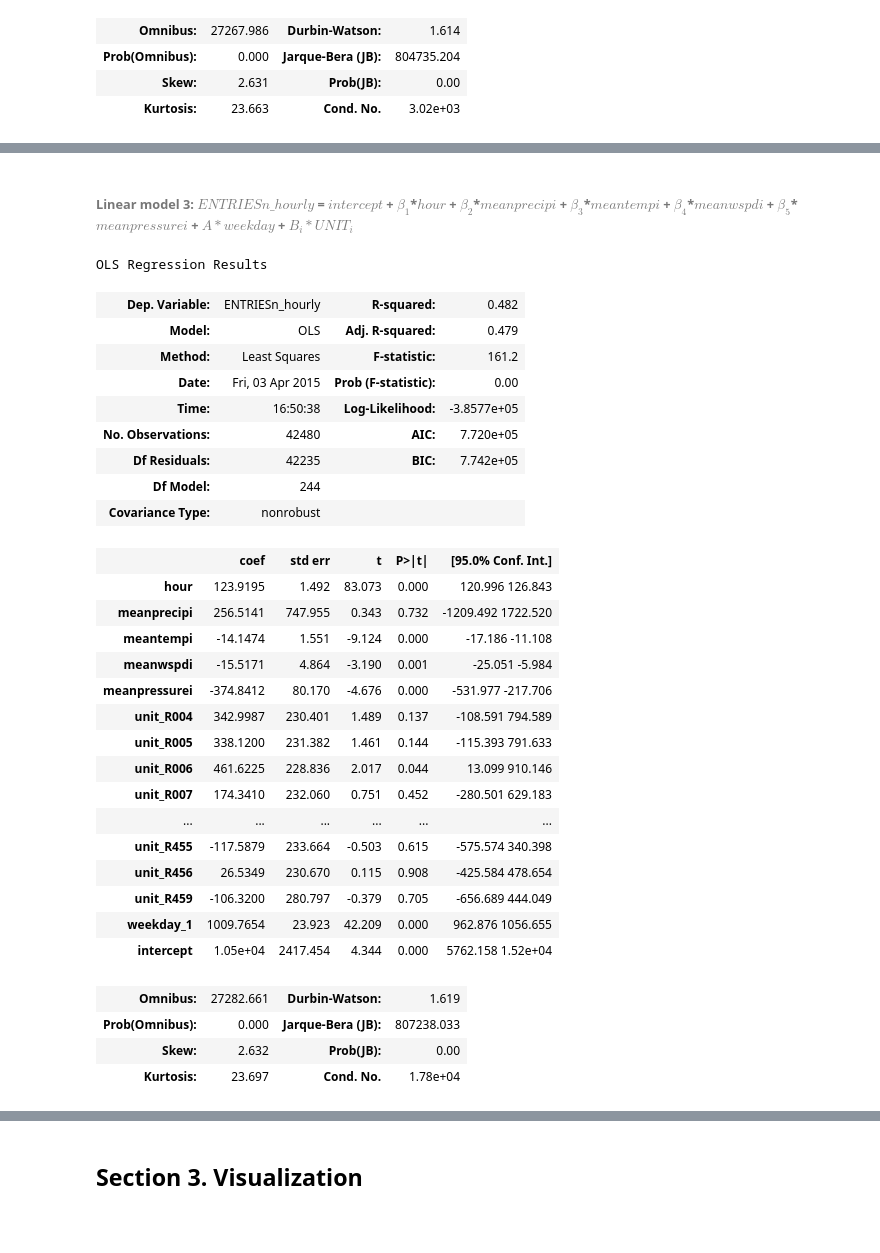
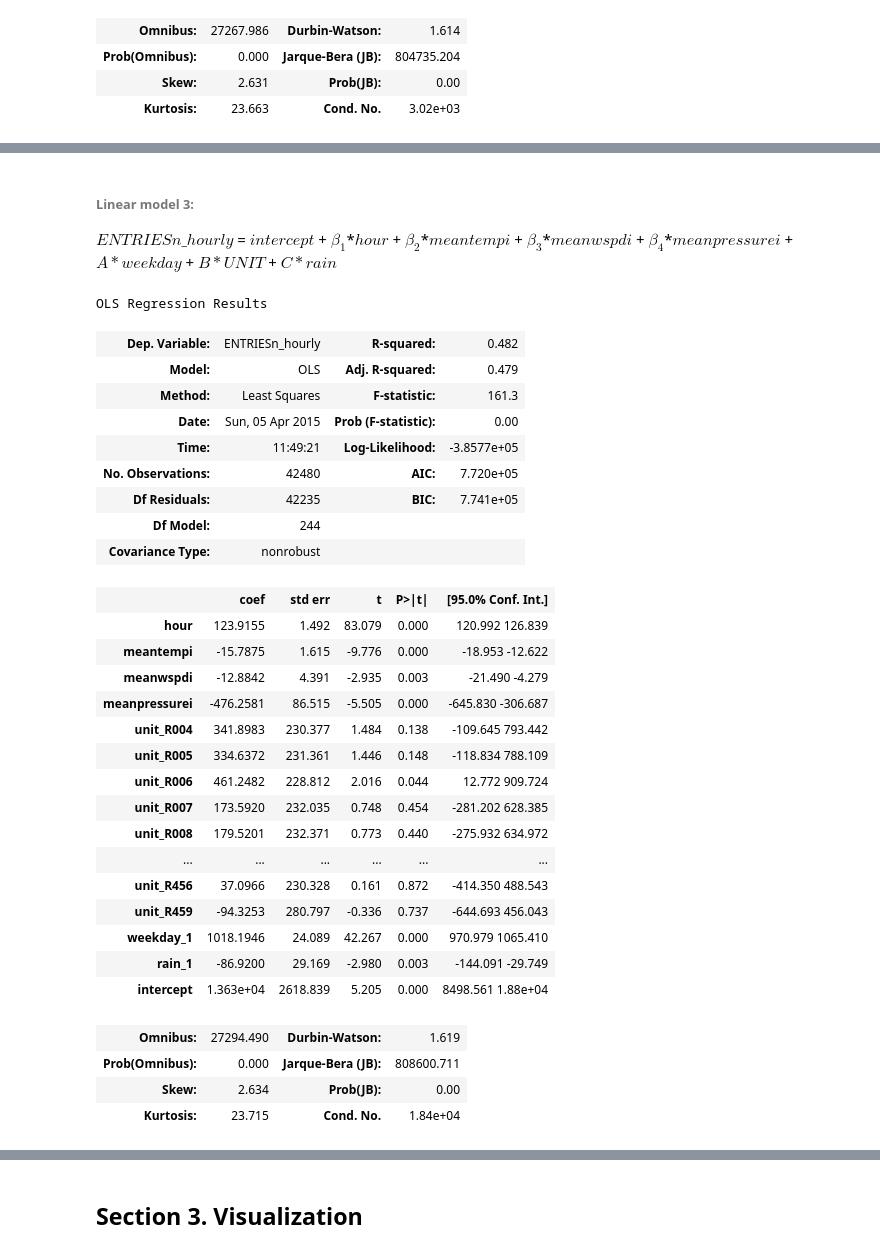
Before and after one commit to manthehunted/NYC-Subway-Analysis, a Jupyter notebook: NYC-Subway-Analysis_v2.ipynb, the cells around one changed output, grey strips where cells are left out. Cells and saved outputs as stored; diff of their text form; code cells hidden in the pictures; blank space fills up the shorter version.

```diff
--- a/NYC-Subway-Analysis_v2.ipynb
+++ b/NYC-Subway-Analysis_v2.ipynb
@@ -404,62 +393,63 @@ information upon the model 2, and the results are shown below.
 # %% [markdown]
 <a id='model3'></a>
-###### Linear model 3: $ENTRIESn\_hourly$ = $intercept$ + $\beta_1$\*$hour$ + $\beta_2$\*$meanprecipi$ + $\beta_3$\*$meantempi$ + $\beta_4$\*$meanwspdi$ + $\beta_5$\*$meanpressurei$ + $A*weekday$  +  $B_i*UNIT _i$
+###### Linear model 3:
+$ENTRIESn\_hourly$ = $intercept$ + $\beta_1$\*$hour$ +  $\beta_2$\*$meantempi$ + $\beta_3$\*$meanwspdi$ + $\beta_4$\*$meanpressurei$ + $A*weekday$  +  $B*UNIT $  + $C*rain$
 # %%
 #outcome
 y = data['ENTRIESn_hourly']
 
 #features selection
-features = data[['hour','meanprecipi','meantempi','meanwspdi','meanpressurei']]
+features = data[['hour','meantempi','meanwspdi','meanpressurei']]
 # features, m, s = normalize_features(features)
 
 #Categorical features selection
 dummy_units1 = pd.get_dummies(data['UNIT'], prefix='unit')
 features = pd.concat([features,dummy_units1],axis = 1)
 dummy_units2 = pd.get_dummies(data['weekday'], prefix='weekday')
 features = features.join(dummy_units2)
-# dummy_units3 = pd.get_dummies(data['rain'], prefix='rain')
-# features = features.join(dummy_units3)
+dummy_units3 = pd.get_dummies(data['rain'], prefix='rain')
+features = features.join(dummy_units3)
 
 #set baseline as unit_R003 and weekday = 0 & prevent collinearity
 del features['unit_R003']
 del features['weekday_0']
-# del features['rain_0']
+del features['rain_0']
 m = len(y)
 features['intercept'] = np.ones(m) # Add a column of constant (y intercept)
 
 #model fit
 model = sm.OLS(y, features).fit()
 
 model.summary()
 # %% [output]
 OLS Regression Results
 | Dep. Variable: | ENTRIESn_hourly | R-squared: | 0.482 |
 | Model: | OLS | Adj. R-squared: | 0.479 |
-| Method: | Least Squares | F-statistic: | 161.2 |
-| Date: | Fri, 03 Apr 2015 | Prob (F-statistic): | 0.00 |
-| Time: | 16:50:38 | Log-Likelihood: | -3.8577e+05 |
+| Method: | Least Squares | F-statistic: | 161.3 |
+| Date: | Sun, 05 Apr 2015 | Prob (F-statistic): | 0.00 |
+| Time: | 11:49:21 | Log-Likelihood: | -3.8577e+05 |
 | No. Observations: | 42480 | AIC: | 7.720e+05 |
-| Df Residuals: | 42235 | BIC: | 7.742e+05 |
+| Df Residuals: | 42235 | BIC: | 7.741e+05 |
 | Df Model: | 244 |  |  |
 | Covariance Type: | nonrobust |  |  |
 |  | coef | std err | t | P>|t| | [95.0% Conf. Int.] |
-| hour | 123.9195 | 1.492 | 83.073 | 0.000 | 120.996 126.843 |
-| meanprecipi | 256.5141 | 747.955 | 0.343 | 0.732 | -1209.492 1722.520 |
-| meantempi | -14.1474 | 1.551 | -9.124 | 0.000 | -17.186 -11.108 |
-| meanwspdi | -15.5171 | 4.864 | -3.190 | 0.001 | -25.051 -5.984 |
-| meanpressurei | -374.8412 | 80.170 | -4.676 | 0.000 | -531.977 -217.706 |
-| unit_R004 | 342.9987 | 230.401 | 1.489 | 0.137 | -108.591 794.589 |
-| unit_R005 | 338.1200 | 231.382 | 1.461 | 0.144 | -115.393 791.633 |
-| unit_R006 | 461.6225 | 228.836 | 2.017 | 0.044 | 13.099 910.146 |
-| unit_R007 | 174.3410 | 232.060 | 0.751 | 0.452 | -280.501 629.183 |
+| hour | 123.9155 | 1.492 | 83.079 | 0.000 | 120.992 126.839 |
+| meantempi | -15.7875 | 1.615 | -9.776 | 0.000 | -18.953 -12.622 |
+| meanwspdi | -12.8842 | 4.391 | -2.935 | 0.003 | -21.490 -4.279 |
+| meanpressurei | -476.2581 | 86.515 | -5.505 | 0.000 | -645.830 -306.687 |
+| unit_R004 | 341.8983 | 230.377 | 1.484 | 0.138 | -109.645 793.442 |
+| unit_R005 | 334.6372 | 231.361 | 1.446 | 0.148 | -118.834 788.109 |
+| unit_R006 | 461.2482 | 228.812 | 2.016 | 0.044 | 12.772 909.724 |
+| unit_R007 | 173.5920 | 232.035 | 0.748 | 0.454 | -281.202 628.385 |
+| unit_R008 | 179.5201 | 232.371 | 0.773 | 0.440 | -275.932 634.972 |
 | ... | ... | ... | ... | ... | ... |
-| unit_R455 | -117.5879 | 233.664 | -0.503 | 0.615 | -575.574 340.398 |
-| unit_R456 | 26.5349 | 230.670 | 0.115 | 0.908 | -425.584 478.654 |
-| unit_R459 | -106.3200 | 280.797 | -0.379 | 0.705 | -656.689 444.049 |
-| weekday_1 | 1009.7654 | 23.923 | 42.209 | 0.000 | 962.876 1056.655 |
-| intercept | 1.05e+04 | 2417.454 | 4.344 | 0.000 | 5762.158 1.52e+04 |
+| unit_R456 | 37.0966 | 230.328 | 0.161 | 0.872 | -414.350 488.543 |
+| unit_R459 | -94.3253 | 280.797 | -0.336 | 0.737 | -644.693 456.043 |
+| weekday_1 | 1018.1946 | 24.089 | 42.267 | 0.000 | 970.979 1065.410 |
+| rain_1 | -86.9200 | 29.169 | -2.980 | 0.003 | -144.091 -29.749 |
+| intercept | 1.363e+04 | 2618.839 | 5.205 | 0.000 | 8498.561 1.88e+04 |
-| Omnibus: | 27282.661 | Durbin-Watson: | 1.619 |
-| Prob(Omnibus): | 0.000 | Jarque-Bera (JB): | 807238.033 |
-| Skew: | 2.632 | Prob(JB): | 0.00 |
-| Kurtosis: | 23.697 | Cond. No. | 1.78e+04 |
+| Omnibus: | 27294.490 | Durbin-Watson: | 1.619 |
+| Prob(Omnibus): | 0.000 | Jarque-Bera (JB): | 808600.711 |
+| Skew: | 2.634 | Prob(JB): | 0.00 |
+| Kurtosis: | 23.715 | Cond. No. | 1.84e+04 |
 # %% [markdown]
```
Also changed, not shown: parts of 16 cells of this notebook.
